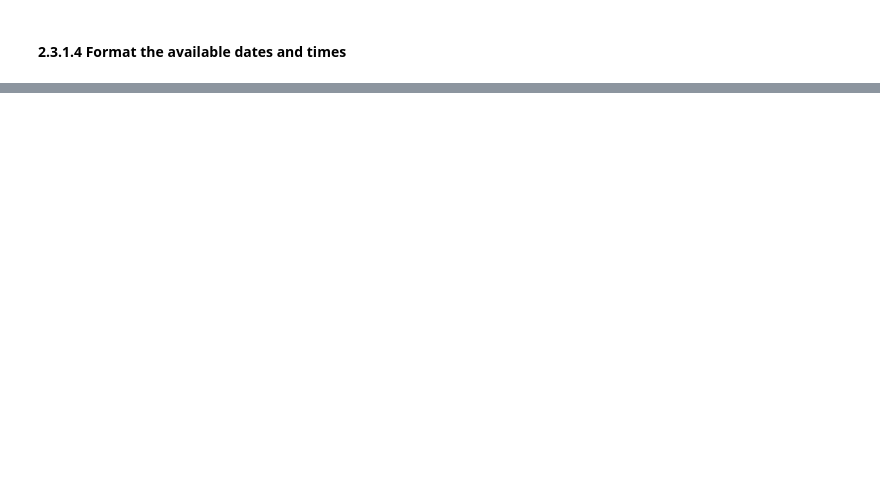
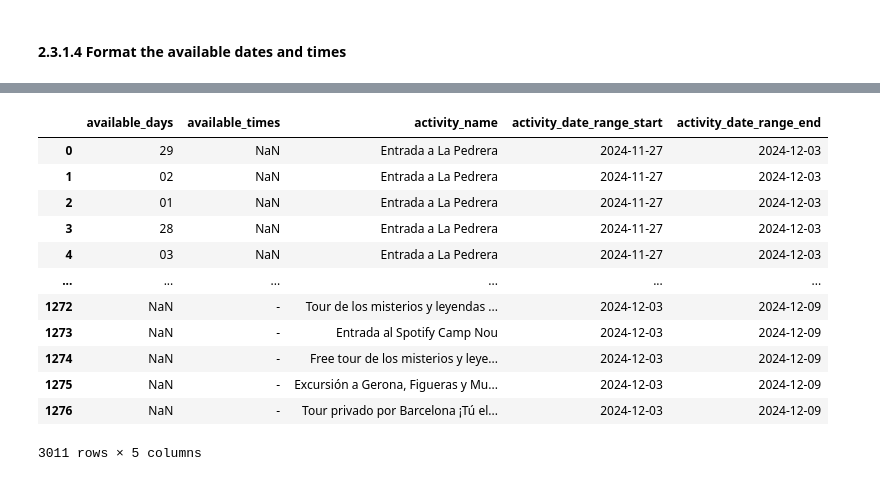
Before and after one commit to MiguelLopezVirues/travel_planner, a Jupyter notebook: notebooks/2_data_transformation.ipynb, the cells around one changed output, grey strips where cells are left out. Cells and saved outputs as stored; diff of their text form; code cells hidden in the pictures; blank space fills up the shorter version.

```diff
--- a/notebooks/2_data_transformation.ipynb
+++ b/notebooks/2_data_transformation.ipynb
@@ -137,0 +187,17 @@ Address: 277 Bedford Ave, Brooklyn, NY 11211, USA
+# %%
+availability_activities["available_days"] = availability_activities["available_days"].replace("-",np.nan)
+availability_activities
+# %% [output]
+|  | available_days | available_times | activity_name | activity_date_range_start | activity_date_range_end |
+| 0 | 29 | NaN | Entrada a La Pedrera | 2024-11-27 | 2024-12-03 |
+| 1 | 02 | NaN | Entrada a La Pedrera | 2024-11-27 | 2024-12-03 |
+| 2 | 01 | NaN | Entrada a La Pedrera | 2024-11-27 | 2024-12-03 |
+| 3 | 28 | NaN | Entrada a La Pedrera | 2024-11-27 | 2024-12-03 |
+| 4 | 03 | NaN | Entrada a La Pedrera | 2024-11-27 | 2024-12-03 |
+| ... | ... | ... | ... | ... | ... |
+| 1272 | NaN | - | Tour de los misterios y leyendas ... | 2024-12-03 | 2024-12-09 |
+| 1273 | NaN | - | Entrada al Spotify Camp Nou | 2024-12-03 | 2024-12-09 |
+| 1274 | NaN | - | Free tour de los misterios y leye... | 2024-12-03 | 2024-12-09 |
+| 1275 | NaN | - | Excursión a Gerona, Figueras y Mu... | 2024-12-03 | 2024-12-09 |
+| 1276 | NaN | - | Tour privado por Barcelona ¡Tú el... | 2024-12-03 | 2024-12-09 |
+3011 rows × 5 columns
```
Also changed, not shown: parts of 33 cells of this notebook, 11 other files.
